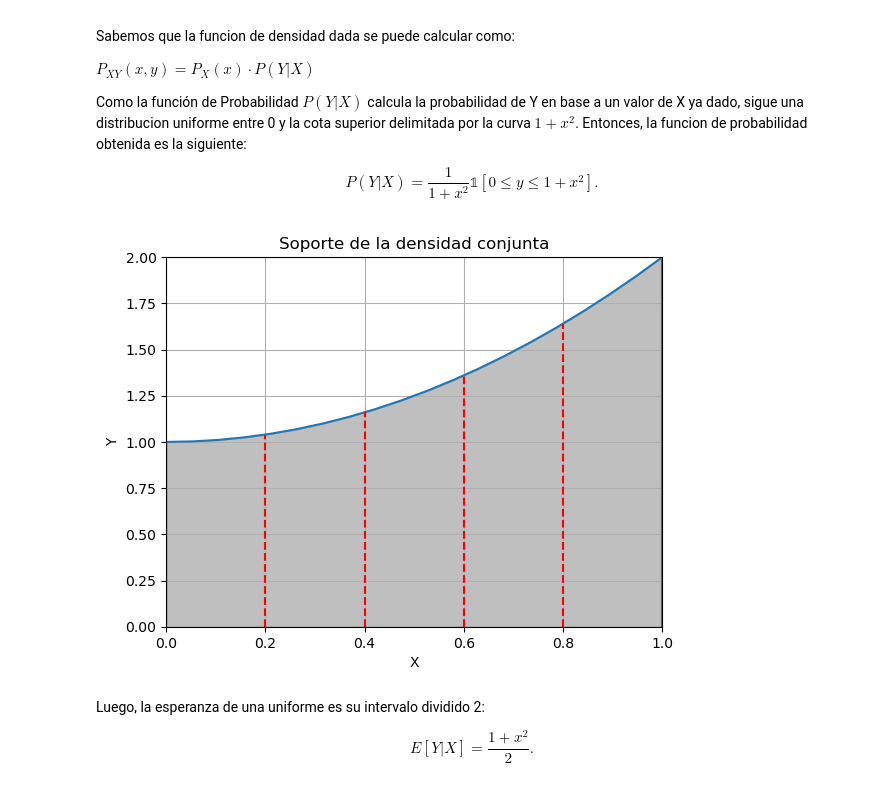
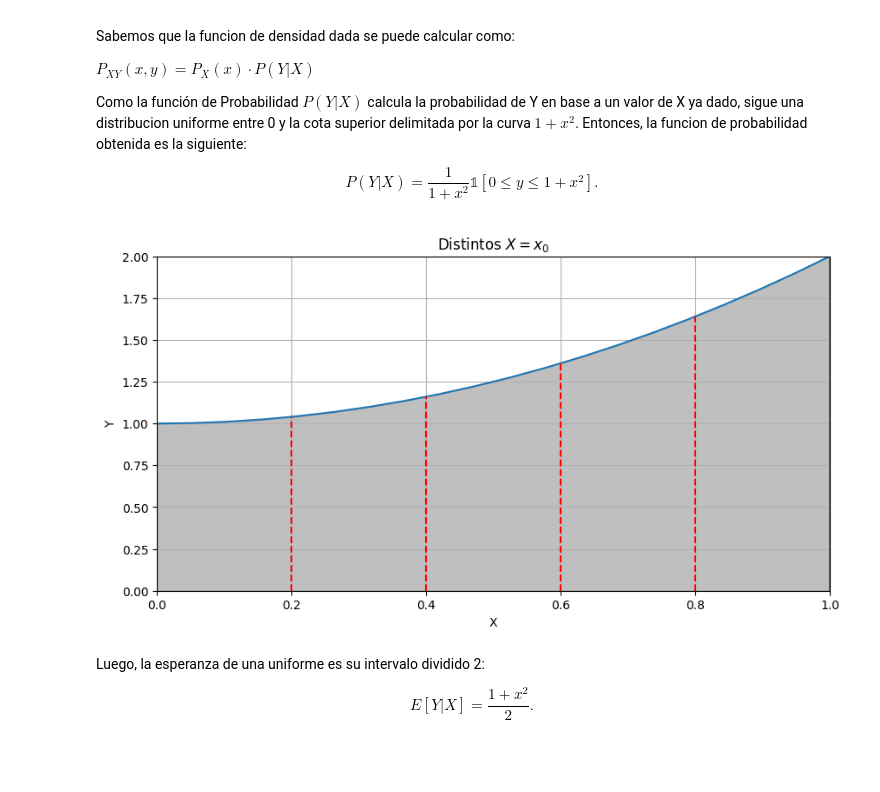
Before and after one commit to MaximilianoRodriguez01/TallerDeProcesamientoDeSenales, a Jupyter notebook: Clase14-03/obligatorio1.ipynb, the cells around one changed output. Saved outputs shown, nothing was run; the diff lists cells and outputs as text; code cells hidden in the pictures; blank space fills up the shorter version.

```diff
--- a/Clase14-03/obligatorio1.ipynb
+++ b/Clase14-03/obligatorio1.ipynb
@@ -52,23 +51,24 @@ Como la función de Probabilidad $P(Y|X)$ calcula la probabilidad de Y en base a
 
 $$P(Y|X) = \frac{1}{1+x^2}𝟙{[0 \leq y \leq 1 + x^2]}.$$
 # %%
+plt.figure(figsize = (10, 5))
 plt.plot(X, Y)
 plt.grid(True)
 plt.ylim(0, 2)
 plt.xlim(0, 1)
 plt.vlines(x = 0, ymin = 0, ymax = min(Y))
 plt.vlines(x = 1, ymin = 0, ymax = max(Y))
-plt.title('Soporte de la densidad conjunta')
+plt.title('Distintos $X = x_0$')
 plt.fill_between(X, Y, color = 'gray', alpha = 0.5)
 plt.vlines(x = 0.2, ymin = 0, ymax = 1+0.2**2, color = 'red', linestyle = '--')
 plt.vlines(x = 0.4, ymin = 0, ymax = 1+0.4**2, color = 'red', linestyle = '--')
 plt.vlines(x = 0.6, ymin = 0, ymax = 1+0.6**2, color = 'red', linestyle = '--')
 plt.vlines(x = 0.8, ymin = 0, ymax = 1+0.8**2, color = 'red', linestyle = '--')
 plt.xlabel('X')
 plt.ylabel('Y')
 plt.show()
 # %% [output]
-[figure, old version]
+[figure, new version]
 # %% [markdown]
 Luego, la esperanza de una uniforme es su intervalo dividido 2:
 
```
Also changed, not shown: parts of 22 cells of this notebook.
